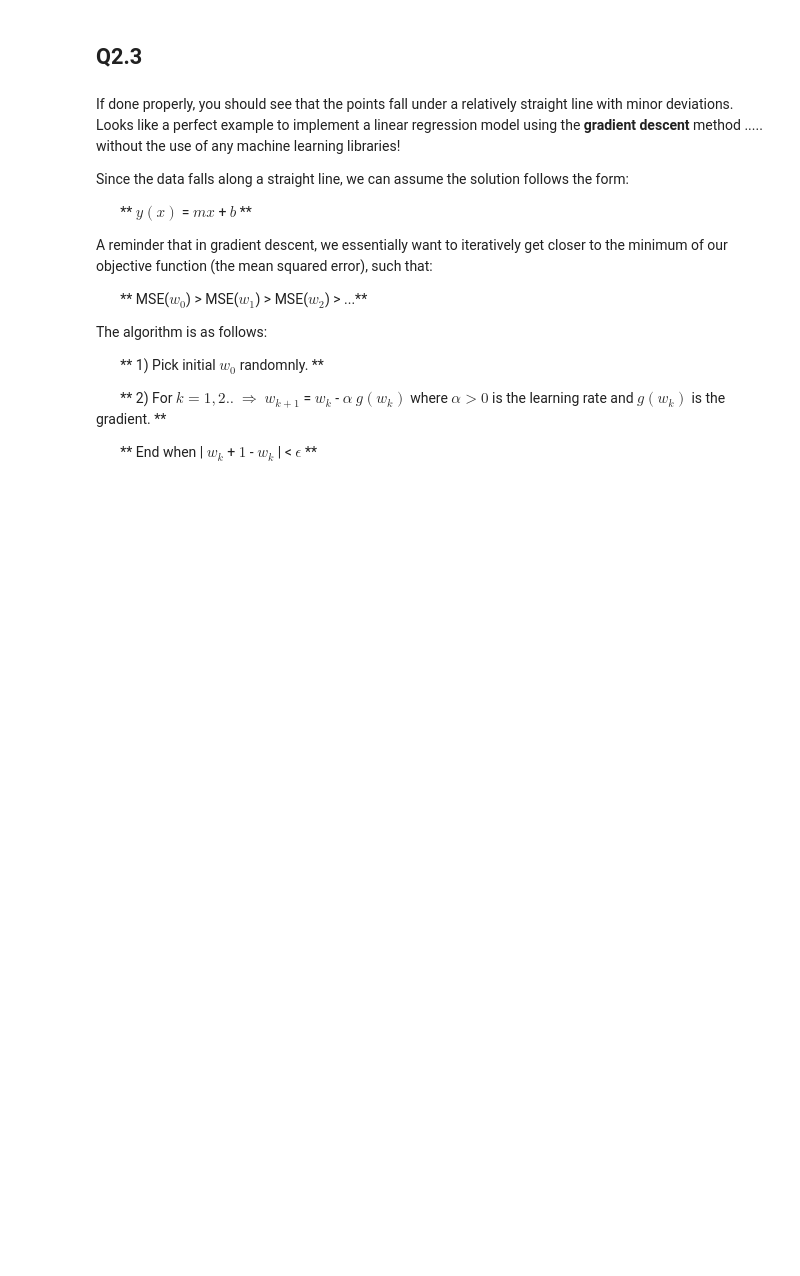
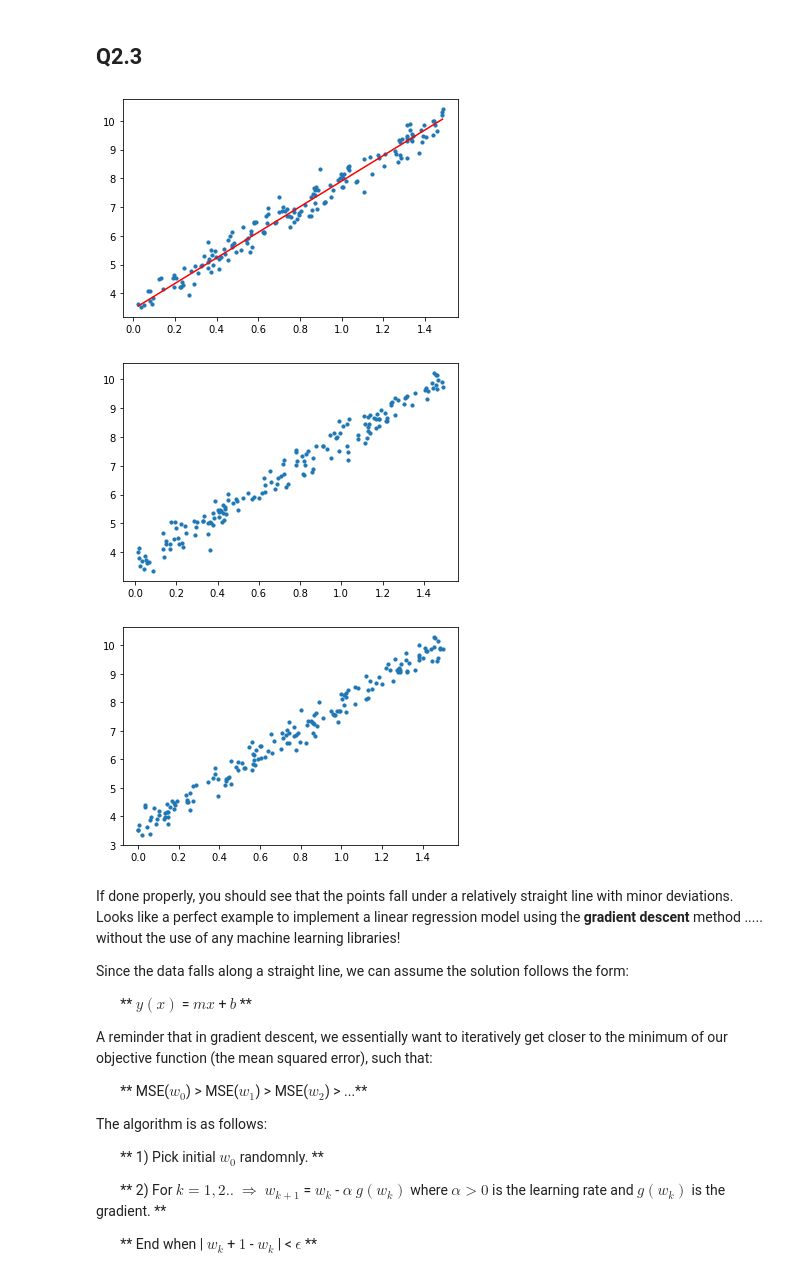
Before and after one commit to yuhehao/CS182_hw, a Jupyter notebook: cs182_hw2/coding/hw2_coding.ipynb, the cells around one changed output. Saved outputs shown, nothing was run; the diff lists cells and outputs as text; code cells hidden in the pictures; blank space fills up the shorter version.

```diff
--- a/cs182_hw2/coding/hw2_coding.ipynb
+++ b/cs182_hw2/coding/hw2_coding.ipynb
@@ -323,8 +323,14 @@ For the rest of the assignment, we will use the other dataset named **dataset2.c
 ## Q2.2
 # %%
 ### YOUR CODE HERE - Load dataset2.csv and split into 3 equal sets
+data2 = pd.read_csv('dataset2.csv', header=None)
+data2 = data2.iloc[:, :-1]
+train2, valid2, test2 = np.split(data2, [int(.33*len(data2)), int(.66*len(data2))])
 
 ### YOUR CODE HERE - Sort the data in order for plotting purposes later
+train2.sort_values(by=[0], inplace=True)
+valid2.sort_values(by=[0], inplace=True)
+test2.sort_values(by=[0], inplace=True)
 # %% [markdown]
 Plot the data below to see what it looks like
 # %% [markdown]
@@ -334,3 +338,19 @@ Plot the data below to see what it looks like
+# %%
+### YOUR CODE HERE - Plot the points for dataset2
+# plt.subplot(3,1,1)
+plt.scatter(train2[0], train2[1], s=10)
+plt.plot(train2[0], 4.45*train2[0]+3.45, color='r')
+plt.show()
+# plt.subplot(3,1,2)
+plt.scatter(valid2[0], valid2[1], s=10)
+plt.show()
+# plt.subplot(3,1,3)
+plt.scatter(test2[0], test2[1], s=10)
+plt.show()
+# %% [output]
+[figure, added]
+[figure, added]
+[figure, added]
 # %% [markdown]
 If done properly, you should see that the points fall under a relatively straight line with minor deviations. Looks like a perfect example to implement a linear regression model using the **gradient descent** method ..... without the use of any machine learning libraries!
 
```
Also changed, not shown: parts of 3 cells of this notebook, 1 other file.
